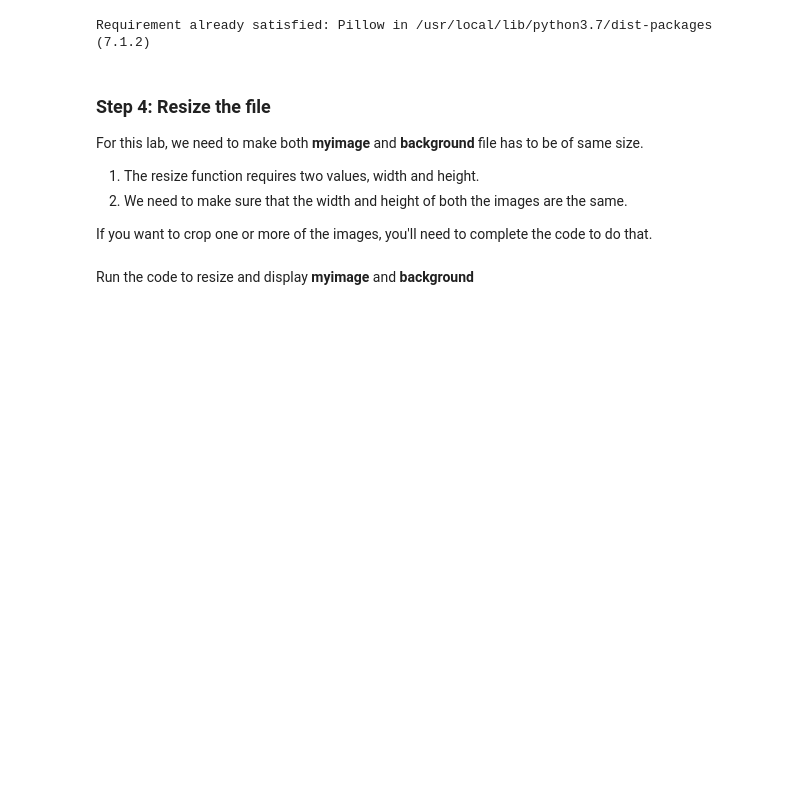
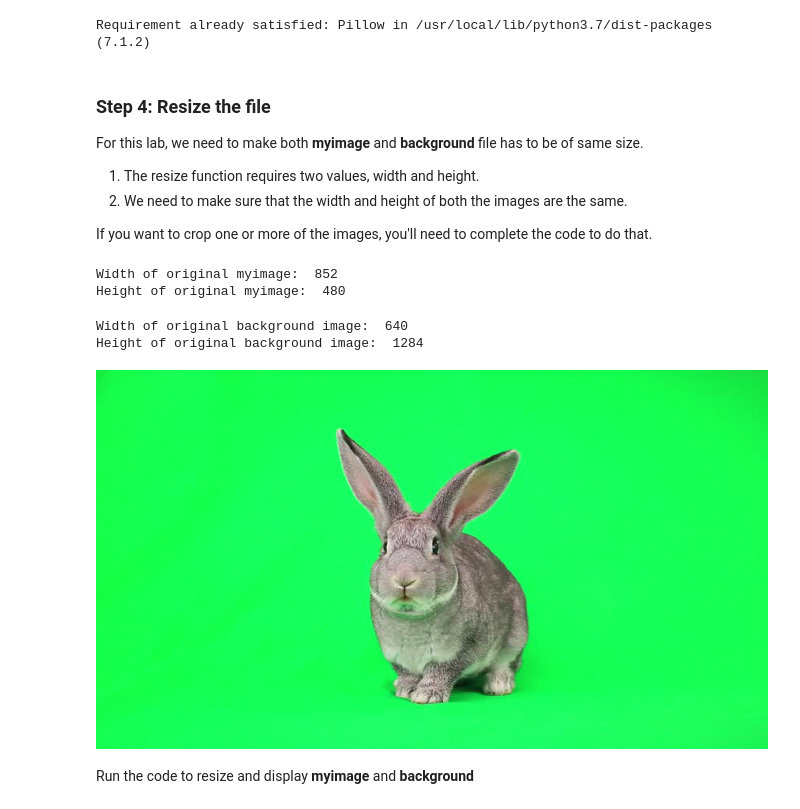
Before and after one commit to Uni-High-Fall-21-Computer-Programming/chromakey-Epicodex123, a Jupyter notebook: chromakey.ipynb, the cells around one changed output. Saved outputs shown, nothing was run; the diff lists cells and outputs as text; code cells hidden in the pictures; blank space fills up the shorter version.

```diff
--- a/chromakey.ipynb
+++ b/chromakey.ipynb
@@ -37,27 +37,35 @@ For this lab, we need to make both **myimage** and **background** file has to be
 If you want to crop one or more of the images, you'll need to complete the code to do that.
 # %%
 # This code will resize the 'myimage.jpg' file to the desired width and height.
-myimage = Image.open("myimage.jpg")
+myimage = Image.open("bunnyimage.jpg")
 mywidth, myheight = myimage.size
 print("Width of original myimage: ", mywidth)
 print("Height of original myimage: ", myheight)
+# %% [output]
+Width of original myimage:  852
+Height of original myimage:  480
 # %%
-background = Image.open("background.jpg")
+background = Image.open("phoneimage.jpg")
 bwidth, bheight = background.size
 print("Width of original background image: ", bwidth)
 print("Height of original background image: ", bheight)
+# %% [output]
+Width of original background image:  640
+Height of original background image:  1284
 # %%
 # if you want to crop one of your images before you resize
-left =
-top =
-right =
-bottom =
+left = 0
+top = 0
+right = 640
+bottom = 480
 cropBox = (left, top, right, bottom)
 # replace img with name of the appropriate image
-cropped_img = img.crop(cropBox)
+cropped_img = myimage.crop(cropBox)
 
-display(cropped_img)
+display(myimage)
 # you'll need to assign the original image to be the cropped image.
+# %% [output]
+[figure, added]
 # %% [markdown]
 Run the code to resize and display **myimage** and **background**
 # %%
```
Also changed, not shown: parts of 1 cell of this notebook.
